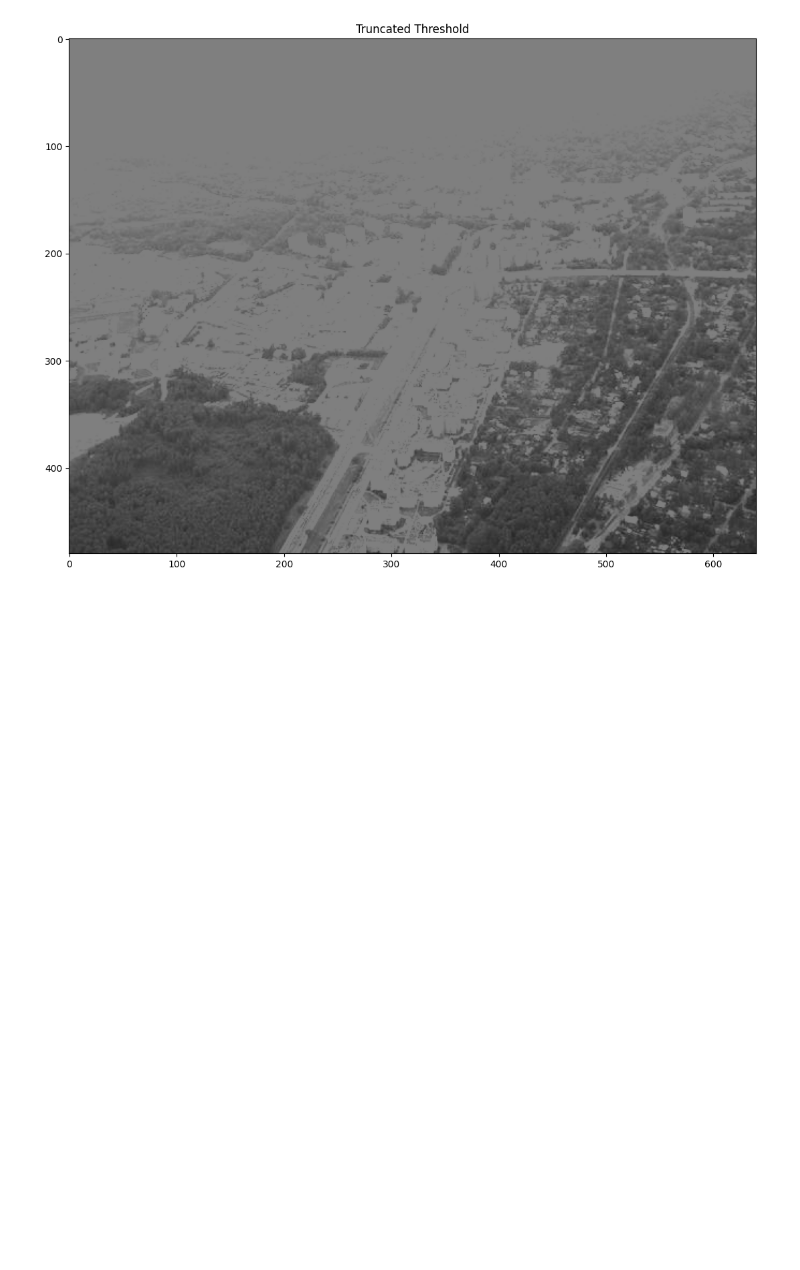
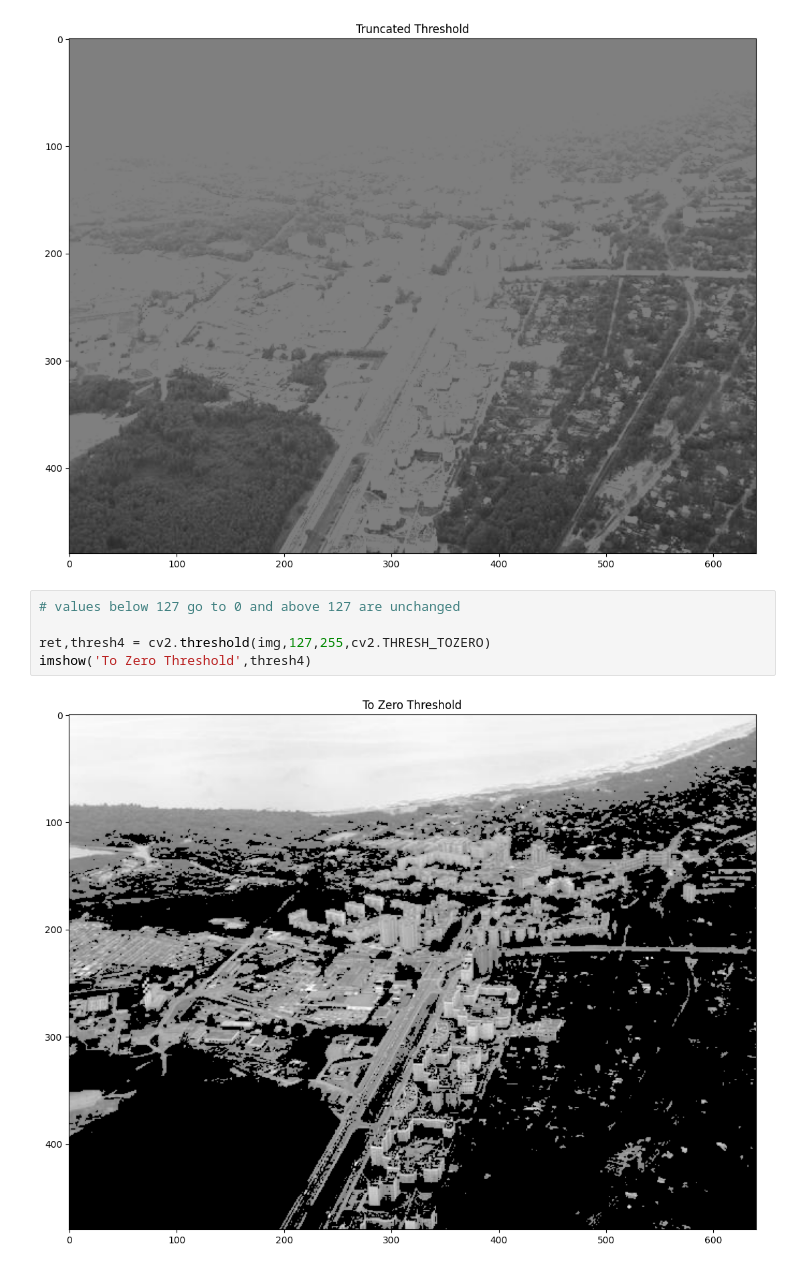
Before and after one commit to maxprogrammer007/Computer-Vision, a Jupyter notebook: 01_Image_Operations/09_Thresholding_Binarization.ipynb, the cells around one changed output. Drawn from its saved outputs; the diff is of its cells as text; blank space fills up the shorter version.

```diff
--- a/01_Image_Operations/09_Thresholding_Binarization.ipynb
+++ b/01_Image_Operations/09_Thresholding_Binarization.ipynb
@@ -37,3 +37,10 @@ ret,thresh3 = cv2.threshold(img,127,255,cv2.THRESH_TRUNC)
 imshow('Truncated Threshold',thresh3)
 # %% [output]
 [figure]
+# %%
+# values below 127 go to 0 and above 127 are unchanged
+
+ret,thresh4 = cv2.threshold(img,127,255,cv2.THRESH_TOZERO)
+imshow('To Zero Threshold',thresh4)
+# %% [output]
+[figure, added]
```
Also changed, not shown: parts of 1 cell of this notebook.
